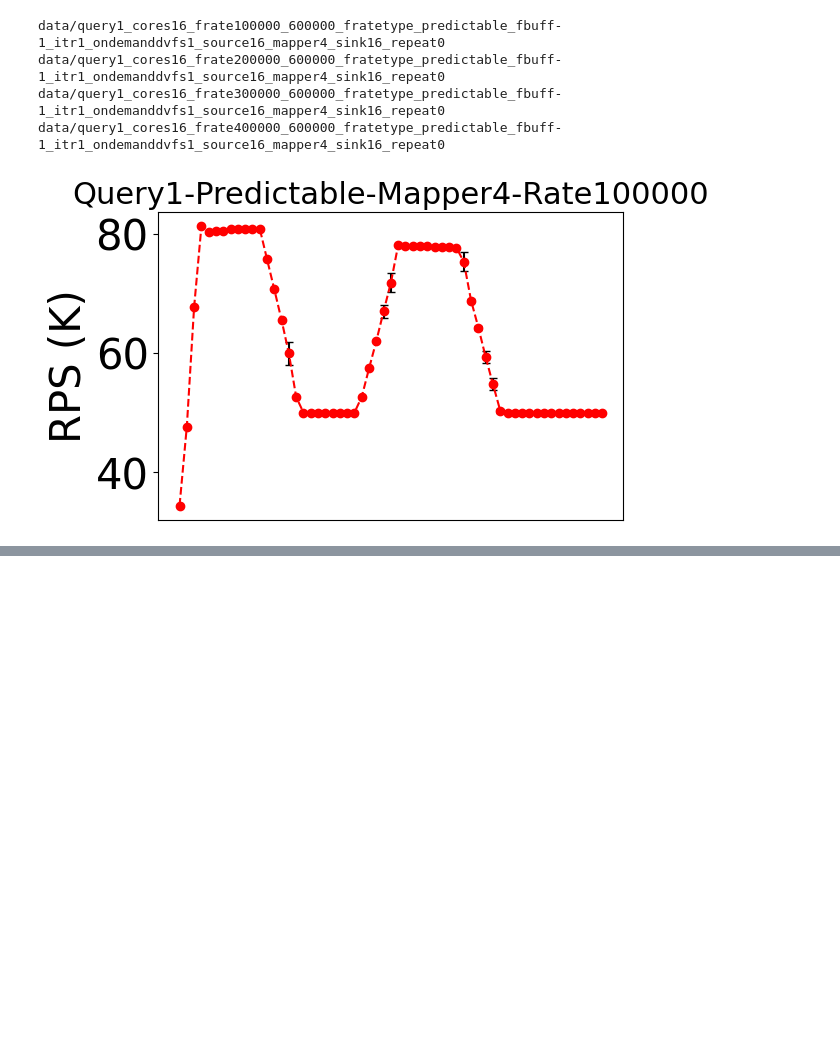
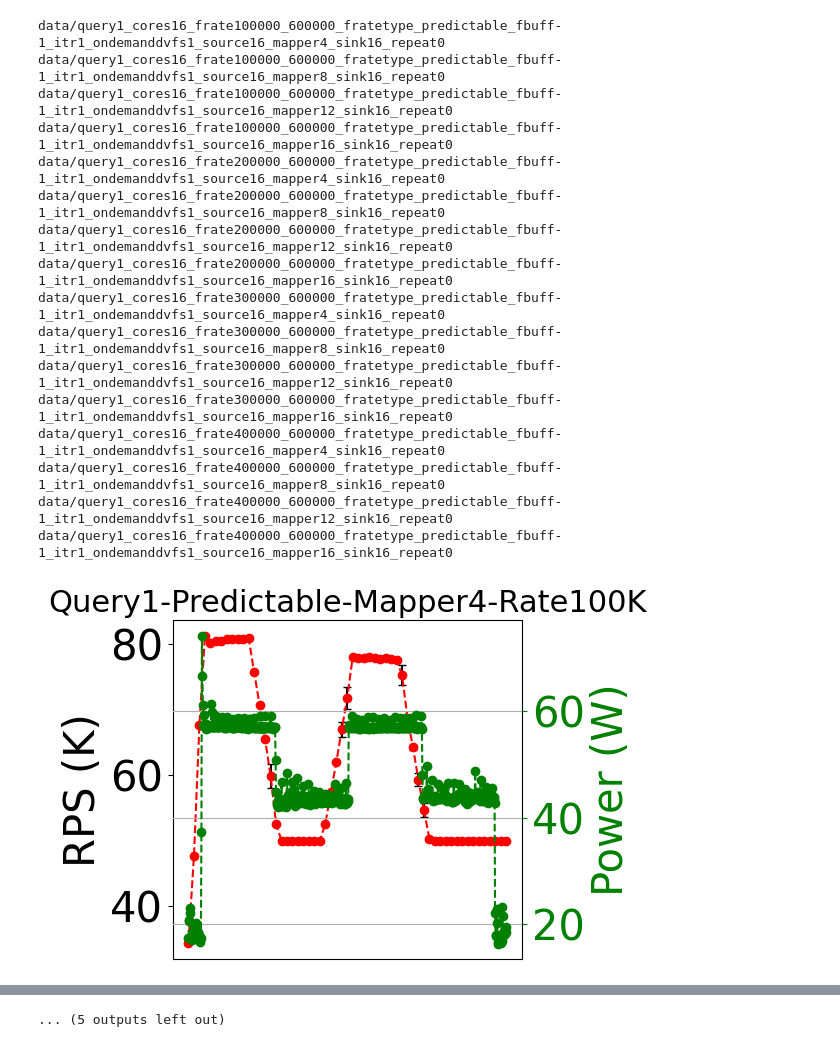
Before and after one commit to EEStrmCmptng/dataset, a Jupyter notebook: micro/query1/predictable_rate/pred-rate-graph.ipynb, the cells around one changed output, grey strips where cells are left out. Saved outputs shown, nothing was run; the diff lists cells and outputs as text; code cells hidden in the pictures; blank space fills up the shorter version.

Commit message:
add some spike and pred rate graphs

```diff
--- a/micro/query1/predictable_rate/pred-rate-graph.ipynb
+++ b/micro/query1/predictable_rate/pred-rate-graph.ipynb
@@ -17,8 +17,8 @@ times = [600000]
 rates = [i for i in range(100000,500000,100000)] #2100 because python excludes last value.
 
 # number of mappers
-#mappers = [4,8,12,16]
-mappers = [4]
+mappers = [4,8,12,16]
+#mappers = [4]
 # %%
 def parseLog(loc):
     ncores=16
@@ -55,39 +55,62 @@ def parseRapl(loc):
         lines = [float(line.rstrip().split(' ')[0]) for line in file]
     #print(lines)
     return lines
 
 # Print the combinations
 for combo in combinations:
     policy, rate, timems, mapper = combo
     loc=f"data/query1_cores16_frate{rate}_{timems}_fratetype_predictable_fbuff-1_itr{1}_{policy}dvfs{1}_source{16}_mapper{mapper}_sink{16}_repeat{0}"
     if not path.exists(loc+ "/summary.csv"):
         break
     print(loc)
 
     plt.rcParams['figure.figsize'] = 6, 4
     plt.rc('axes', labelsize=30)    # fontsize of the x and y labels
     plt.rc('xtick', labelsize=30)    # fontsize of the tick labels
     plt.rc('ytick', labelsize=30)    # fontsize of the tick labels
 
-    fig, ax = plt.subplots()
     amean, astd = parseLog(loc)
+    raplg = parseRapl(loc)
+
+    fig=plt.figure()
+    ax=fig.add_subplot(111, label="1")
+    ax2=fig.add_subplot(111, label="2", frame_on=False)
+
     ax.errorbar(np.arange(len(amean)), amean, yerr=astd, capsize=3, fmt="r--o", ecolor = "black")
     ax.set_ylabel('RPS (K)')
-    ax.set_title(f"Query1-Predictable-Mapper{mapper}-Rate{rate}", size=22)
+    ax.set_title(f"Query1-Predictable-Mapper{mapper}-Rate{int(rate/1000)}K", size=22)
     ax.set_xticks([])
 
-    fig, ax = plt.subplots()
-    raplg = parseRapl(loc)
-    ax.errorbar(np.arange(len(raplg)), raplg, capsize=3, fmt="g--o", ecolor = "black")
-    ax.set_ylabel('Power (W)')
-    ax.set_title(f"Query1-Predictable-Mapper{mapper}-Rate{int(rate/1000)K}", size=22)
-    ax.set_xticks([])
+    ax2.errorbar(np.arange(len(raplg)-int(len(raplg)/10)), raplg[:len(raplg)-int(len(raplg)/10)], capsize=3, fmt="g--o", ecolor = "black")
+    ax2.set_ylabel('Power (W)', color='g')
+    #ax2.xaxis.tick_top()
+    ax2.yaxis.tick_right()
+    #ax2.set_xlabel('x label 2', color="C1")
+    #ax2.set_ylabel('y label 2', color="C1")
+    #ax2.xaxis.set_label_position('top')
+    ax2.tick_params(axis='y', colors="g")
+    ax2.yaxis.set_label_position('right')
+
+    #ax2.set_title(f"Query1-Predictable-Mapper{mapper}-Rate{int(rate/1000)}K", size=22)
+    ax2.set_xticks([])
 
     plt.grid()
     plt.tight_layout()
 # %% [output]
 data/query1_cores16_frate100000_600000_fratetype_predictable_fbuff-1_itr1_ondemanddvfs1_source16_mapper4_sink16_repeat0
+data/query1_cores16_frate100000_600000_fratetype_predictable_fbuff-1_itr1_ondemanddvfs1_source16_mapper8_sink16_repeat0
+data/query1_cores16_frate100000_600000_fratetype_predictable_fbuff-1_itr1_ondemanddvfs1_source16_mapper12_sink16_repeat0
+data/query1_cores16_frate100000_600000_fratetype_predictable_fbuff-1_itr1_ondemanddvfs1_source16_mapper16_sink16_repeat0
 data/query1_cores16_frate200000_600000_fratetype_predictable_fbuff-1_itr1_ondemanddvfs1_source16_mapper4_sink16_repeat0
+data/query1_cores16_frate200000_600000_fratetype_predictable_fbuff-1_itr1_ondemanddvfs1_source16_mapper8_sink16_repeat0
+data/query1_cores16_frate200000_600000_fratetype_predictable_fbuff-1_itr1_ondemanddvfs1_source16_mapper12_sink16_repeat0
+data/query1_cores16_frate200000_600000_fratetype_predictable_fbuff-1_itr1_ondemanddvfs1_source16_mapper16_sink16_repeat0
 data/query1_cores16_frate300000_600000_fratetype_predictable_fbuff-1_itr1_ondemanddvfs1_source16_mapper4_sink16_repeat0
+data/query1_cores16_frate300000_600000_fratetype_predictable_fbuff-1_itr1_ondemanddvfs1_source16_mapper8_sink16_repeat0
+data/query1_cores16_frate300000_600000_fratetype_predictable_fbuff-1_itr1_ondemanddvfs1_source16_mapper12_sink16_repeat0
+data/query1_cores16_frate300000_600000_fratetype_predictable_fbuff-1_itr1_ondemanddvfs1_source16_mapper16_sink16_repeat0
 data/query1_cores16_frate400000_600000_fratetype_predictable_fbuff-1_itr1_ondemanddvfs1_source16_mapper4_sink16_repeat0
+data/query1_cores16_frate400000_600000_fratetype_predictable_fbuff-1_itr1_ondemanddvfs1_source16_mapper8_sink16_repeat0
+data/query1_cores16_frate400000_600000_fratetype_predictable_fbuff-1_itr1_ondemanddvfs1_source16_mapper12_sink16_repeat0
+data/query1_cores16_frate400000_600000_fratetype_predictable_fbuff-1_itr1_ondemanddvfs1_source16_mapper16_sink16_repeat0
-[figure, old version]
+[figure, new version]
@@ -100,0 +127 @@ data/query1_cores16_frate400000_600000_fratetype_predictable_fbuff-1_itr1_ondema
+... (5 outputs left out)
```
Also changed, not shown: parts of 1 cell of this notebook, 3 other files.
